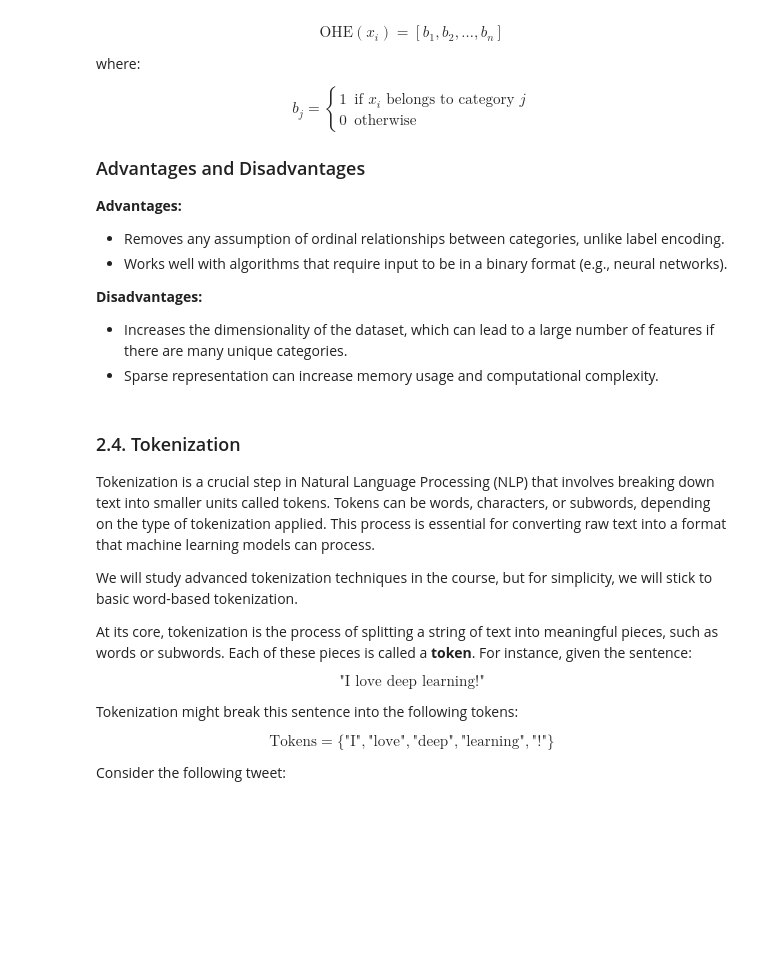
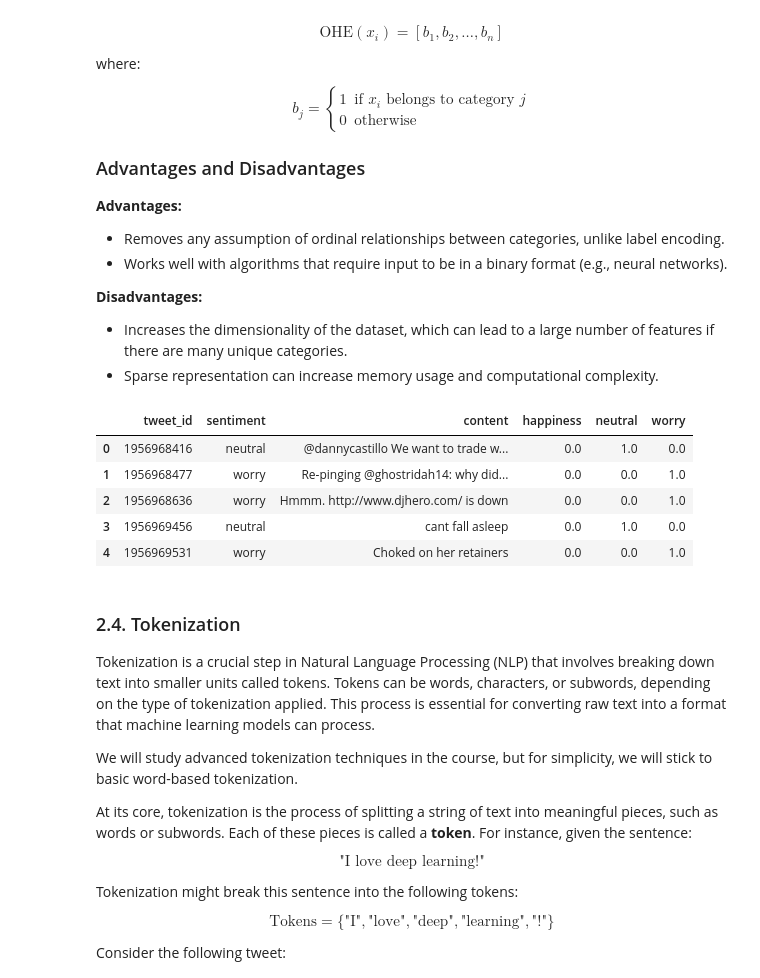
Before and after one commit to tomohiro-sawada/su25-cs4650-7650-gatech-nlp-pytorch-huggingface-tutorial, a Jupyter notebook: pytorch.ipynb, the cells around one changed output. Drawn from its saved outputs; the diff is of its cells as text; code cells hidden in the pictures; blank space fills up the shorter version.

Commit message:
Resolved OneHotEncoder error from scikit-learn update

```diff
--- a/pytorch.ipynb
+++ b/pytorch.ipynb
@@ -513,14 +660,21 @@ $$
 # %%
 import pandas as pd
 from sklearn.preprocessing import OneHotEncoder, LabelEncoder
 
 
-one_hot_encoder = OneHotEncoder(sparse=False)
+one_hot_encoder = OneHotEncoder(sparse_output=False)
 encoded_sentiments = one_hot_encoder.fit_transform(df[['sentiment']])
 encoded_df = pd.DataFrame(encoded_sentiments, columns=one_hot_encoder.categories_[0])
 df = pd.concat([df, encoded_df], axis=1)
 
 df.head()
+# %% [output]
+|  | tweet_id | sentiment | content | happiness | neutral | worry |
+| 0 | 1956968416 | neutral | @dannycastillo We want to trade w... | 0.0 | 1.0 | 0.0 |
+| 1 | 1956968477 | worry | Re-pinging @ghostridah14: why did... | 0.0 | 0.0 | 1.0 |
+| 2 | 1956968636 | worry | Hmmm. http://www.djhero.com/ is down | 0.0 | 0.0 | 1.0 |
+| 3 | 1956969456 | neutral | cant fall asleep | 0.0 | 1.0 | 0.0 |
+| 4 | 1956969531 | worry | Choked on her retainers | 0.0 | 0.0 | 1.0 |
 # %% [markdown]
 ### 2.4. Tokenization
 
```
Also changed, not shown: parts of 18 cells of this notebook, 1 other file.
